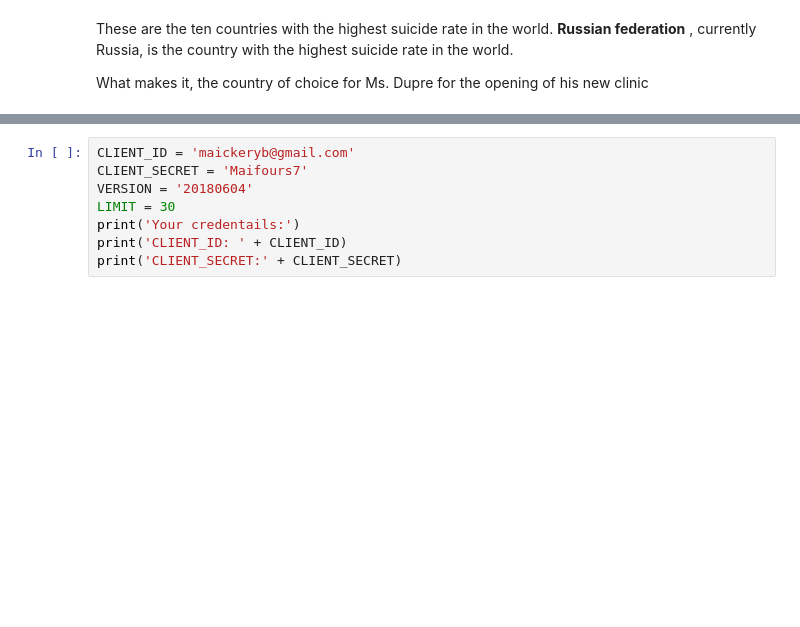
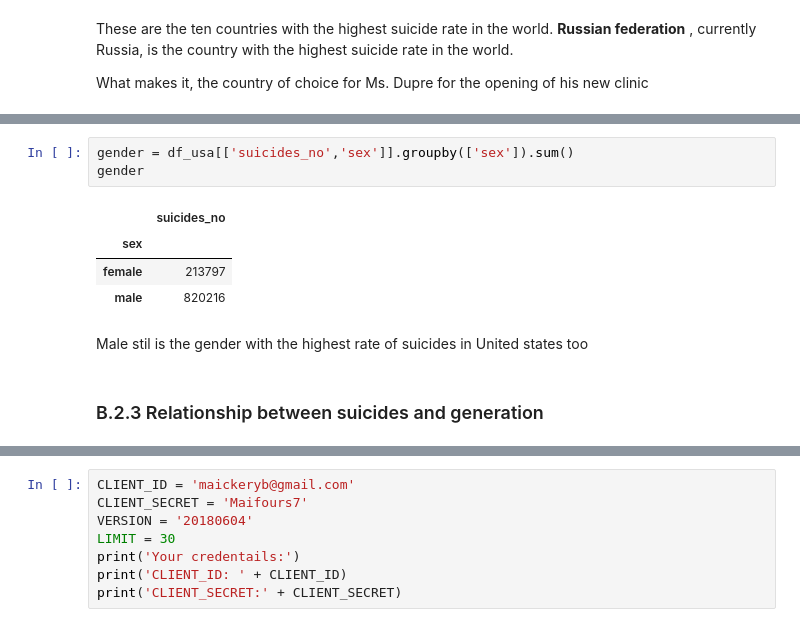
Before and after one commit to Maickery/Depression-and-suicide-psychology, a Jupyter notebook: Depression and suicide psychology.ipynb, the cells around one changed output, grey strips where cells are left out. Drawn from its saved outputs; the diff is of its cells as text; blank space fills up the shorter version.

```diff
--- a/Depression and suicide psychology.ipynb
+++ b/Depression and suicide psychology.ipynb
@@ -128,0 +189,12 @@ What makes it, the country of choice for Ms. Dupre for the opening of his new cl
+# %%
+gender = df_usa[['suicides_no','sex']].groupby(['sex']).sum()
+gender
+# %% [output]
+|  | suicides_no |
+| sex |  |
+| female | 213797 |
+| male | 820216 |
+# %% [markdown]
+Male stil is the gender with the highest rate of suicides in United states too
+# %% [markdown]
+### B.2.3 Relationship between suicides and generation <a name="B.2.3 Relationship between suicides and generation"></a>
```
Also changed, not shown: parts of 43 cells of this notebook.
